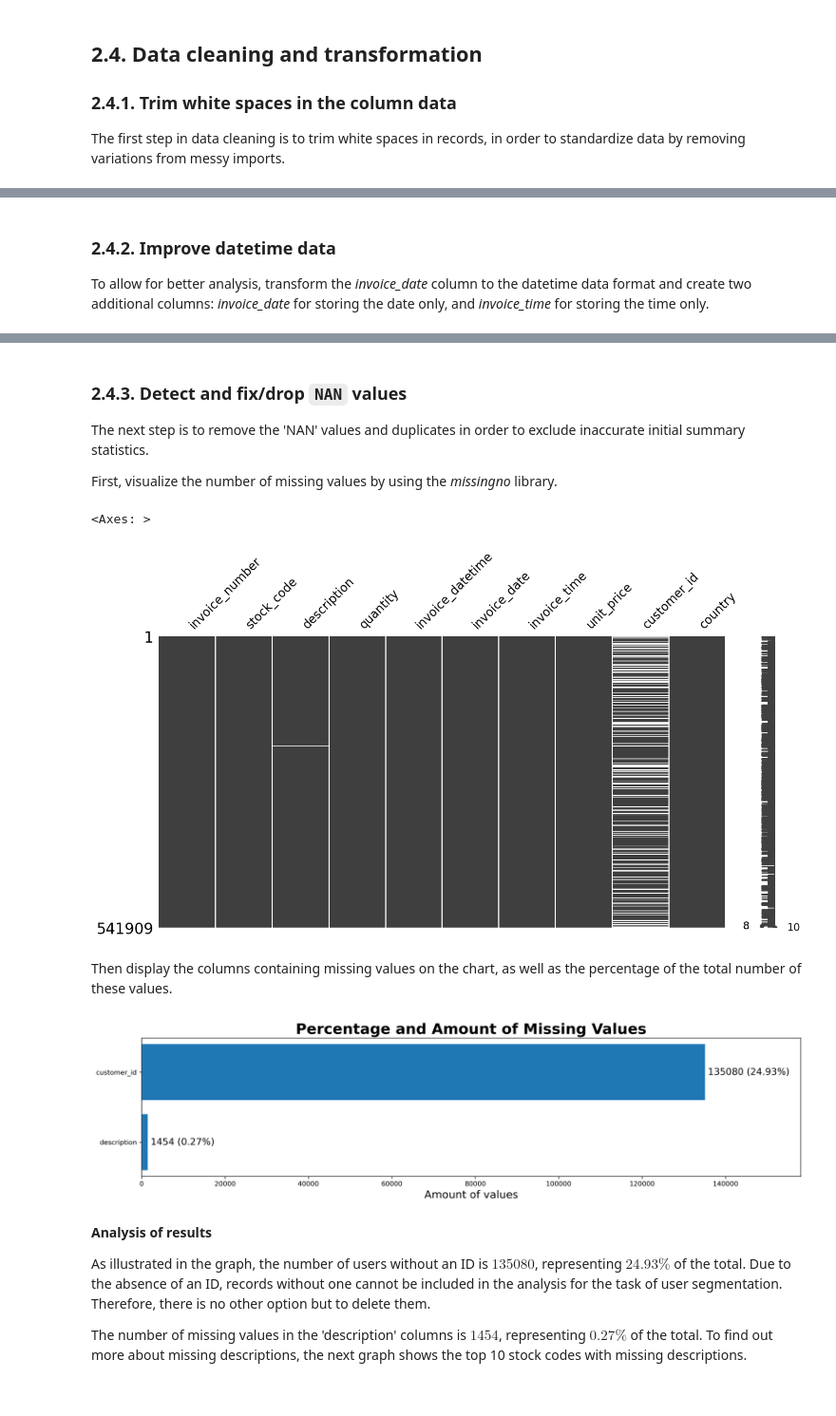
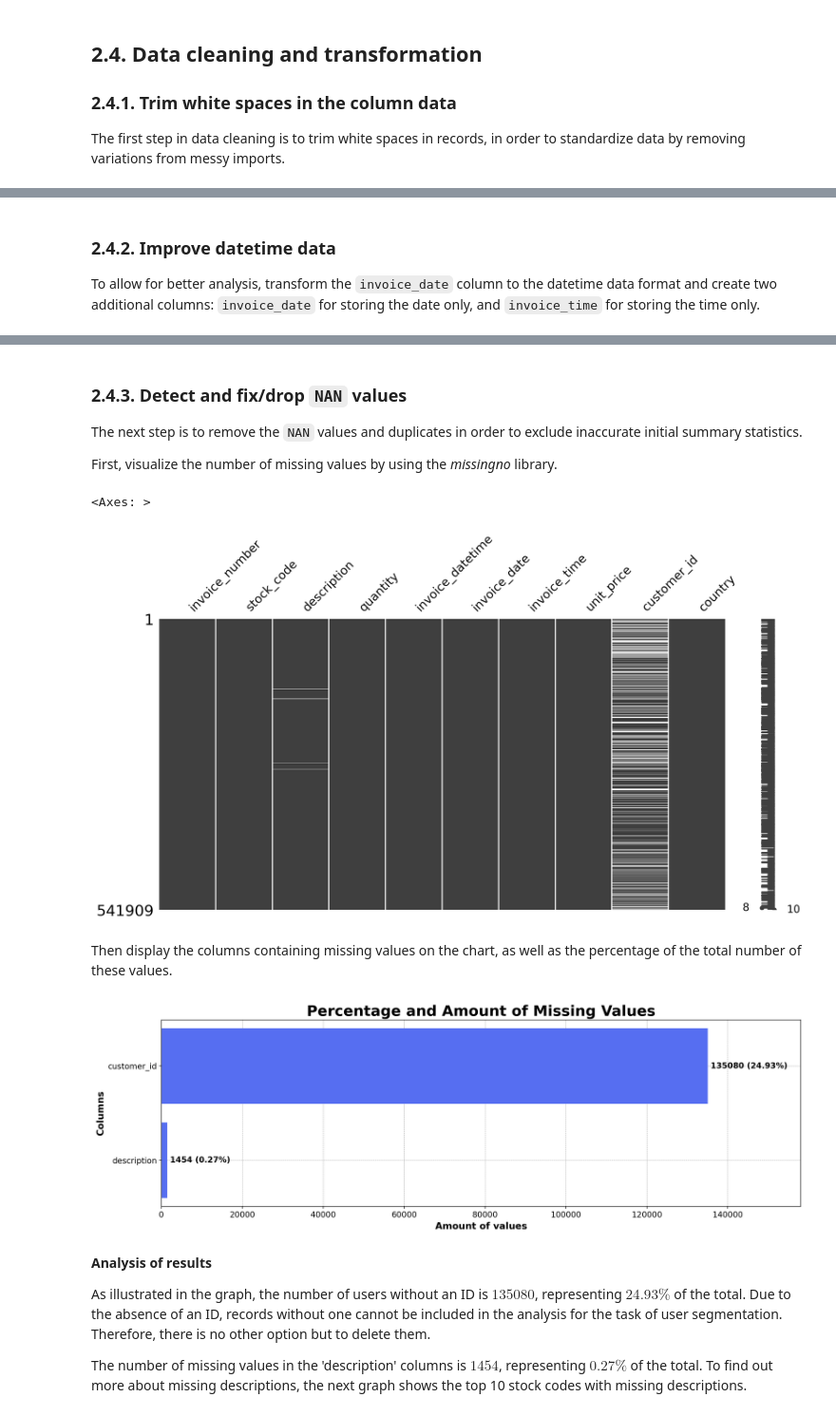
Before and after one commit to RV01011001/project_1-customer-segmentation, a Jupyter notebook: notebooks/02_data_collection_and_cleaning.ipynb, the cells around one changed output, grey strips where cells are left out. Shown at 95% size. Saved outputs shown, nothing was run; the diff lists cells and outputs as text; code cells hidden in the pictures.

Commit message:
Visual fixes

```diff
--- a/notebooks/02_data_collection_and_cleaning.ipynb
+++ b/notebooks/02_data_collection_and_cleaning.ipynb
@@ -12,6 +12,9 @@ import pandas as pd # Data processing
 from pathlib import Path
 
 import missingno as msno # Analyze data for missing values
+
+%config InlineBackend.figure_format = 'retina'
+plt.rcParams['font.family'] = 'sans-serif'
 # %% [markdown]
 ## 2.2. Loading the dataset
 # %% [markdown]
@@ -174,7 +177,7 @@ df.head()
 | 4 | 536365 | 84029E | RED WOOLLY HOTTIE WHITE HEART. | 6 | 12/1/2010 8:26 | 3.39 | 17850.0 | United Kingdom |
 # %% [markdown]
 ### 2.4.2. Improve datetime data
-To allow for better analysis, transform the *invoice_date* column to the datetime data format and create two additional columns: *invoice_date* for storing the date only, and *invoice_time* for storing the time only.
+To allow for better analysis, transform the `invoice_date` column to the datetime data format and create two additional columns: `invoice_date` for storing the date only, and `invoice_time` for storing the time only.
 # %%
 df['invoice_datetime'] = pd.to_datetime(df['invoice_date'], format='%m/%d/%Y %H:%M')
 df = df.drop(columns = 'invoice_date')
@@ -201,38 +204,47 @@ df.head()
 # %% [markdown]
 ### 2.4.3. Detect and fix/drop `NAN` values
 
-The next step is to remove the 'NAN' values and duplicates in order to exclude inaccurate initial summary statistics.
+The next step is to remove the `NAN` values and duplicates in order to exclude inaccurate initial summary statistics.
 
 First, visualize the number of missing values by using the *missingno* library.
 # %%
 msno.matrix(df, figsize=(15, 7))
 # %% [output]
 <Axes: >
-[figure, old version]
+[figure, new version]
 # %% [markdown]
 Then display the columns containing missing values on the chart, as well as the percentage of the total number of these values.
 # %%
 missing_data = df.isnull().sum()
 missing_data_percentage = (missing_data[missing_data > 0] / df.shape[0]) * 100
 
 missing_data = missing_data[missing_data > 0]
 missing_data.sort_values(ascending = True, inplace = True)
 
 missing_data_percentage.sort_values(ascending = True, inplace = True)
 
-fig, ax = plt.subplots(figsize = (15, 4), dpi = 300)
-ax.barh(missing_data.index, missing_data)
+#================== plot build =======================
+fig, ax = plt.subplots(figsize = (15, 5), dpi = 100)
+ax.barh(missing_data.index, missing_data, color = "#566ef1")
 
 for i, (value_1, value_2, name) in enumerate(zip(missing_data, missing_data_percentage, missing_data_percentage.index)):
-    ax.text(value_1+700, i, f"{value_1} ({value_2:.2f}%)", va = 'center', ha = 'left', fontsize=14)
+    ax.text(value_1+700, i, f"{value_1} ({value_2:.2f}%)", va = 'center', ha = 'left', fontweight = 'bold', fontsize = 12)
 
 ax.set_xlim([0, value_1*1.17])
 
+#================== plot parameters ==================
 plt.title("Percentage and Amount of Missing Values", fontweight = 'bold', fontsize = 22)
-plt.xlabel('Amount of values', fontsize = 16)
+plt.xlabel('Amount of values', fontweight = 'bold', fontsize = 14)
+plt.ylabel('Columns', fontweight = 'bold', fontsize = 14)
 plt.tight_layout()
+
+ax.set_axisbelow(True)
+ax.grid(alpha = 0.8, color = 'gray', linestyle = '--', linewidth = 0.5)
+ax.tick_params(axis = 'both', labelsize = 12)
+plt.tight_layout()
+plt.show()
 # %% [output]
-[figure, old version]
+[figure, new version]
 # %% [markdown]
 **Analysis of results**
 
```
Also changed, not shown: parts of 18 cells of this notebook, 1 other file.
